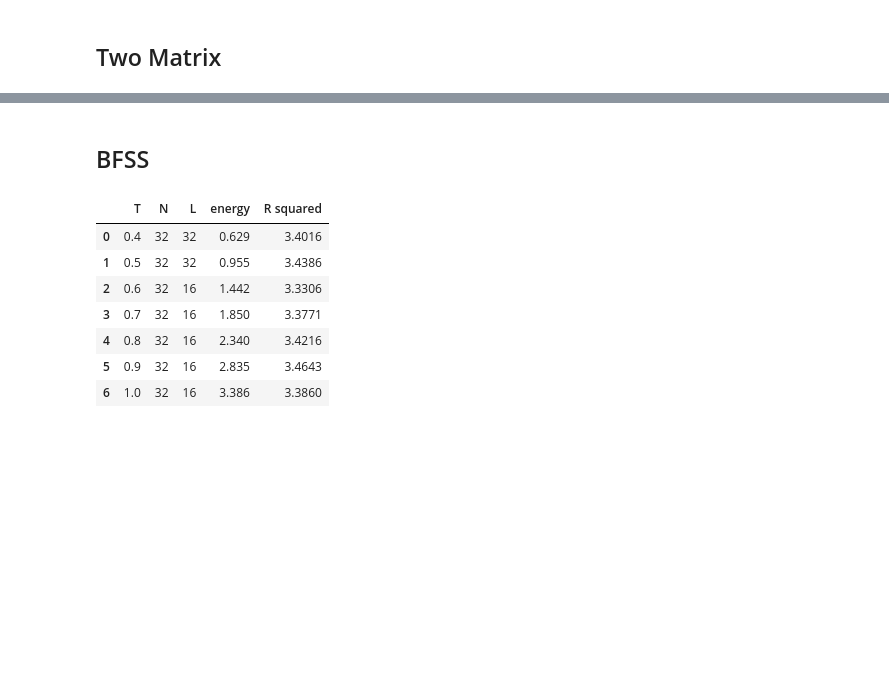
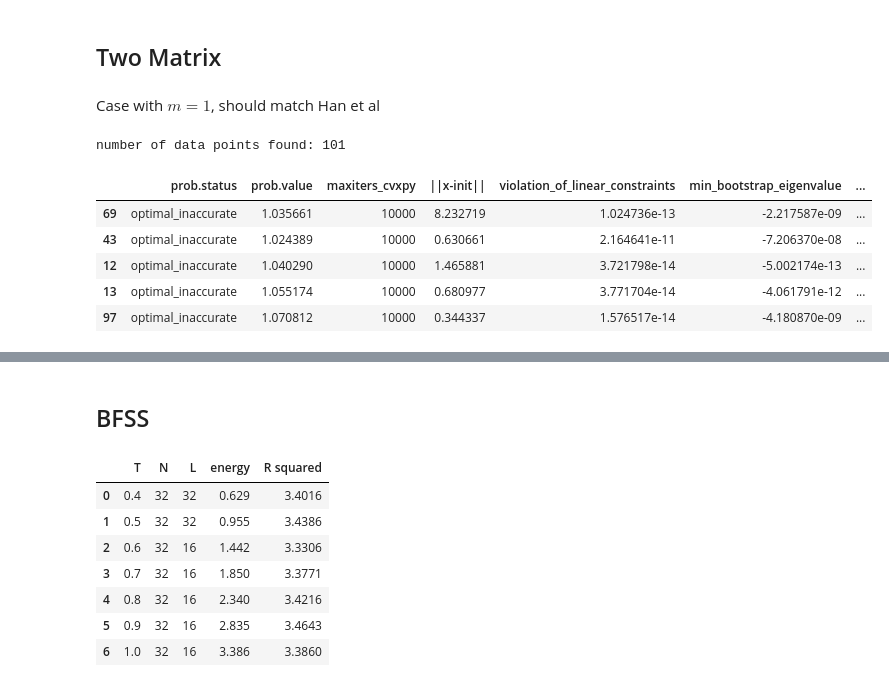
Before and after one commit to gshartnett/bmnsim, a Jupyter notebook: Plotting Notebook.ipynb, the cells around one changed output, grey strips where cells are left out. Cells and saved outputs as stored; diff of their text form; code cells hidden in the pictures; blank space fills up the shorter version.

```diff
--- a/Plotting Notebook.ipynb
+++ b/Plotting Notebook.ipynb
@@ -190,17 +246,28 @@ plt.show()
 # %% [markdown]
 ## Two Matrix
+# %% [markdown]
+Case with $m=1$, should match Han et al
 # %%
 datadir = "data/TwoMatrix_L_3_symmetric"
 files = [f for f in os.listdir(datadir) if '.json' in f]
 
 data = []
 for file in files:
-    with open(f"{datadir}/{file}") as f:
-        result = json.load(f)
-    del result["param"] # remove param vector
-    result["g4"] = float(file[3:-5]) # add g4 coupling
-    data.append(result)
+    if 'g4_' in file:
+        with open(f"{datadir}/{file}") as f:
+            result = json.load(f)
+        del result["param"] # remove param vector
+        result["g4"] = float(file[3:-5]) # add g4 coupling
+        data.append(result)
 print(f"number of data points found: {len(data)}")
 df = pd.DataFrame(data)
 df.sort_values("g4", inplace=True)
 df.head(5)
+# %% [output]
+number of data points found: 101
+|  | prob.status | prob.value | maxiters_cvxpy | ||x-init|| | violation_of_linear_constraints | min_bootstrap_eigenvalue | ... |
+| 69 | optimal_inaccurate | 1.035661 | 10000 | 8.232719 | 1.024736e-13 | -2.217587e-09 | ... |
+| 43 | optimal_inaccurate | 1.024389 | 10000 | 0.630661 | 2.164641e-11 | -7.206370e-08 | ... |
+| 12 | optimal_inaccurate | 1.040290 | 10000 | 1.465881 | 3.721798e-14 | -5.002174e-13 | ... |
+| 13 | optimal_inaccurate | 1.055174 | 10000 | 0.680977 | 3.771704e-14 | -4.061791e-12 | ... |
+| 97 | optimal_inaccurate | 1.070812 | 10000 | 0.344337 | 1.576517e-14 | -4.180870e-09 | ... |
```
Also changed, not shown: parts of 18 cells of this notebook, 15 other files.
